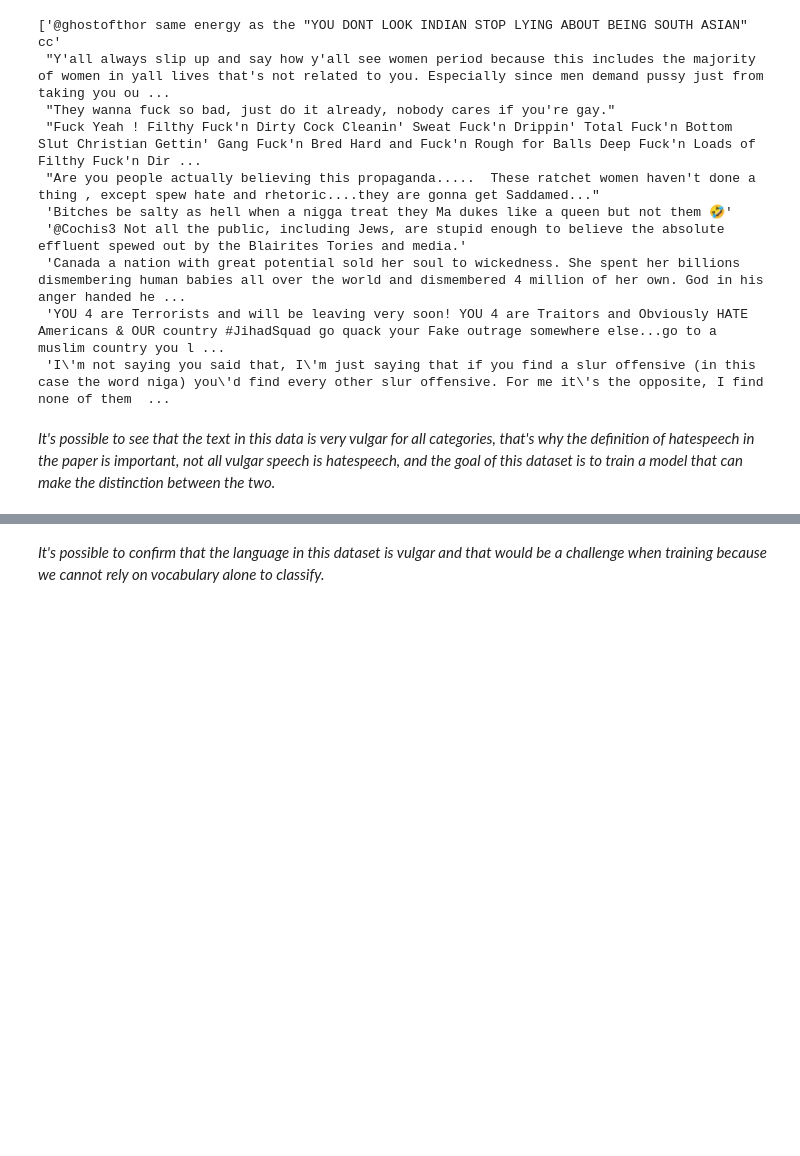
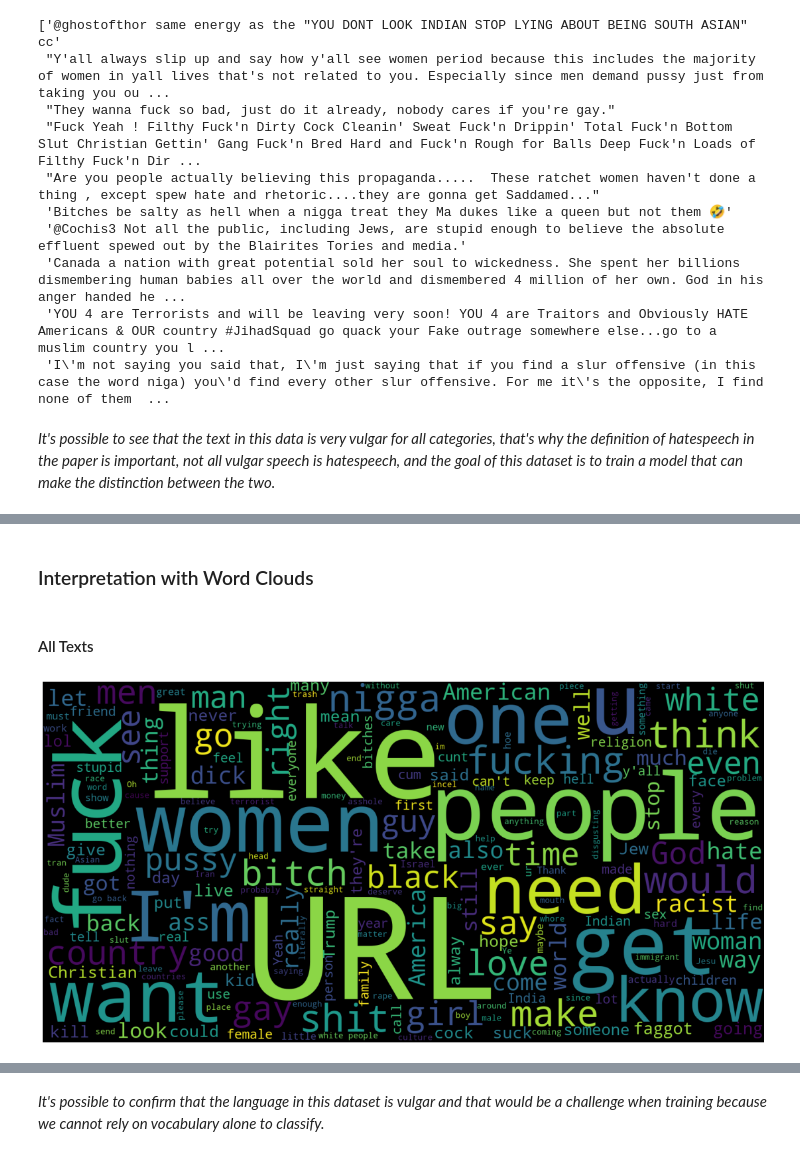
Before and after one commit to utkarshsaboo45/BERT-Hate_Speech_Detection, a Jupyter notebook: notebooks/EDA.ipynb, the cells around one changed output, grey strips where cells are left out. Drawn from its saved outputs; the diff is of its cells as text; code cells hidden in the pictures; blank space fills up the shorter version.

```diff
--- a/notebooks/EDA.ipynb
+++ b/notebooks/EDA.ipynb
@@ -132,0 +227,14 @@ word_counter.most_common(50)
+# %% [markdown]
+### Interpretation with Word Clouds
+# %% [markdown]
+#### All Texts
+# %%
+wordcloud_yes = WordCloud(width=1600, height=800, stopwords=stopwords_set).generate(
+    " ".join([sentence for sentence in hate_speech_ucb.to_dict()["text"].values()])
+)
+plt.figure(figsize=(20, 10))
+plt.imshow(wordcloud_yes)
+plt.axis("off")
+plt.show()
+# %% [output]
+[figure, added]
```
Also changed, not shown: parts of 24 cells of this notebook, 3 other files.
